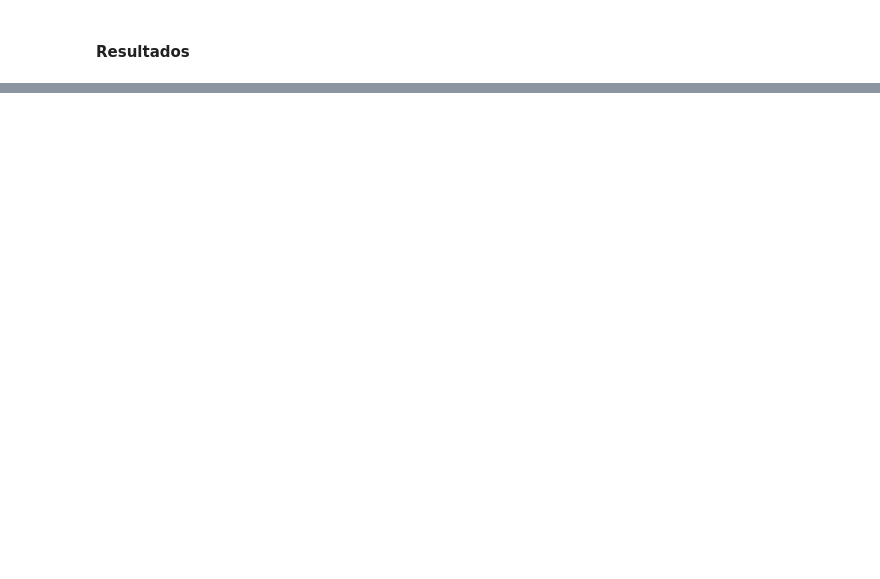
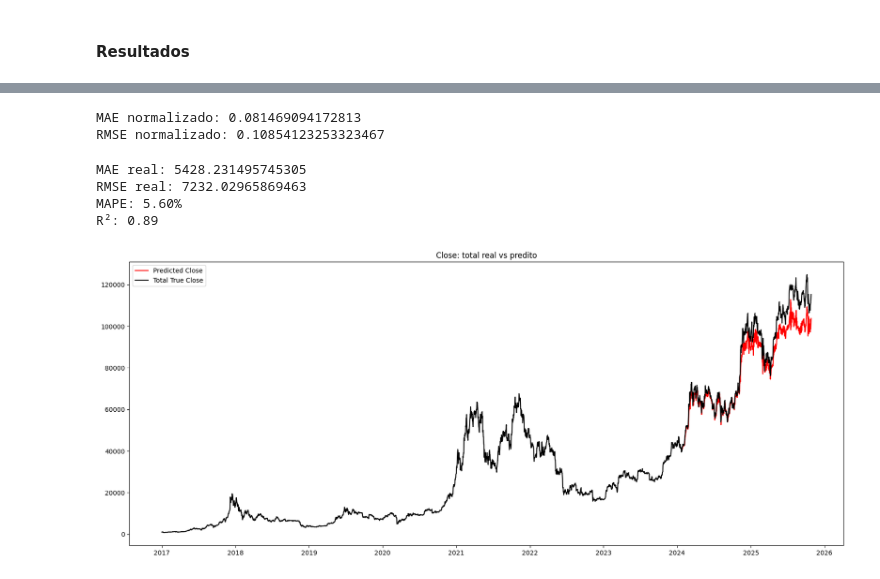
Before and after one commit to gusdiaso/crypto_predict, a Jupyter notebook: notebooks/04_lstm_multivariate.ipynb, the cells around one changed output, grey strips where cells are left out. Saved outputs shown, nothing was run; the diff lists cells and outputs as text; code cells hidden in the pictures; blank space fills up the shorter version.

```diff
--- a/notebooks/04_lstm_multivariate.ipynb
+++ b/notebooks/04_lstm_multivariate.ipynb
@@ -410,0 +561,3 @@ plt.show()
+# %%
+data = pd.read_csv('../data/processed/BTC-USD_crypto_cropped.csv', index_col='Date', parse_dates=True)
+data.head(5)
@@ -410,0 +572,3 @@ plt.show()
+# %%
+X_mult = data[['High', 'Low', 'Open', 'Volume', 'crypto']]
+y_mult = data[['Close']]
@@ -410,0 +642,9 @@ plt.show()
+# %%
+
+for m in models_lstm_crypto_cropped:
+    y_pred = m["model"].predict(m["X_test"])
+    rmse_test = np.sqrt(mean_squared_error(m["y_test"], y_pred))
+    m["rmse_test"] = rmse_test
+
+lstm_crypto_cropped_ordered_by_test = sorted(models_lstm_crypto_cropped, key=lambda x: x["rmse_test"])
+lstm_crypto_cropped_ordered_by_test
@@ -410,0 +669,42 @@ plt.show()
+# %%
+y_pred_scaled = lstm_crypto_cropped_ordered_by_test[0]["model"].predict(lstm_crypto_cropped_ordered_by_test[0]["X_test"])
+
+rmse = np.sqrt(mean_squared_error(lstm_crypto_cropped_ordered_by_test[0]["y_test"], y_pred_scaled))
+mae = mean_absolute_error(lstm_crypto_cropped_ordered_by_test[0]["y_test"], y_pred_scaled)
+
+print(f"MAE normalizado: {mae}")
+print(f"RMSE normalizado: {rmse}")
+
+y_pred = lstm_crypto_cropped_ordered_by_test[0]["scaler_y"].inverse_transform(y_pred_scaled)
+y_test = lstm_crypto_cropped_ordered_by_test[0]["scaler_y"].inverse_transform(lstm_crypto_cropped_ordered_by_test[0]["y_test"])
+# %% [output]
+MAE normalizado: 0.081469094172813
+RMSE normalizado: 0.10854123253323467
+# %%
+rmse = np.sqrt(mean_squared_error(y_test, y_pred))
+mae = mean_absolute_error(y_test, y_pred)
+mape = np.mean(np.abs((y_test - y_pred) / y_test)) * 100
+r2 = r2_score(y_test, y_pred)
+
+print(f"MAE real: {mae}")
+print(f"RMSE real: {rmse}")
+print(f"MAPE: {mape:.2f}%")
+print(f"R²: {r2:.2f}")
+# %% [output]
+MAE real: 5428.231495745305
+RMSE real: 7232.02965869463
+MAPE: 5.60%
+R²: 0.89
+# %%
+y_pred_plot = np.empty_like(data['Close'])
+y_pred_plot[:] = np.nan
+y_pred_plot[-len(y_pred):] = y_pred.reshape(-1)
+
+plt.figure(figsize=(20,8))
+plt.plot(data.index, y_pred_plot, color="red", marker=",", label='Predicted Close')
+plt.plot(data.index, np.array(data['Close']), color="black", marker=",", label='Total True Close')
+plt.title('Close: total real vs predito')
+plt.legend()
+plt.show()
+# %% [output]
+[figure, added]
```
Also changed, not shown: parts of 29 cells of this notebook, 3 other files.
